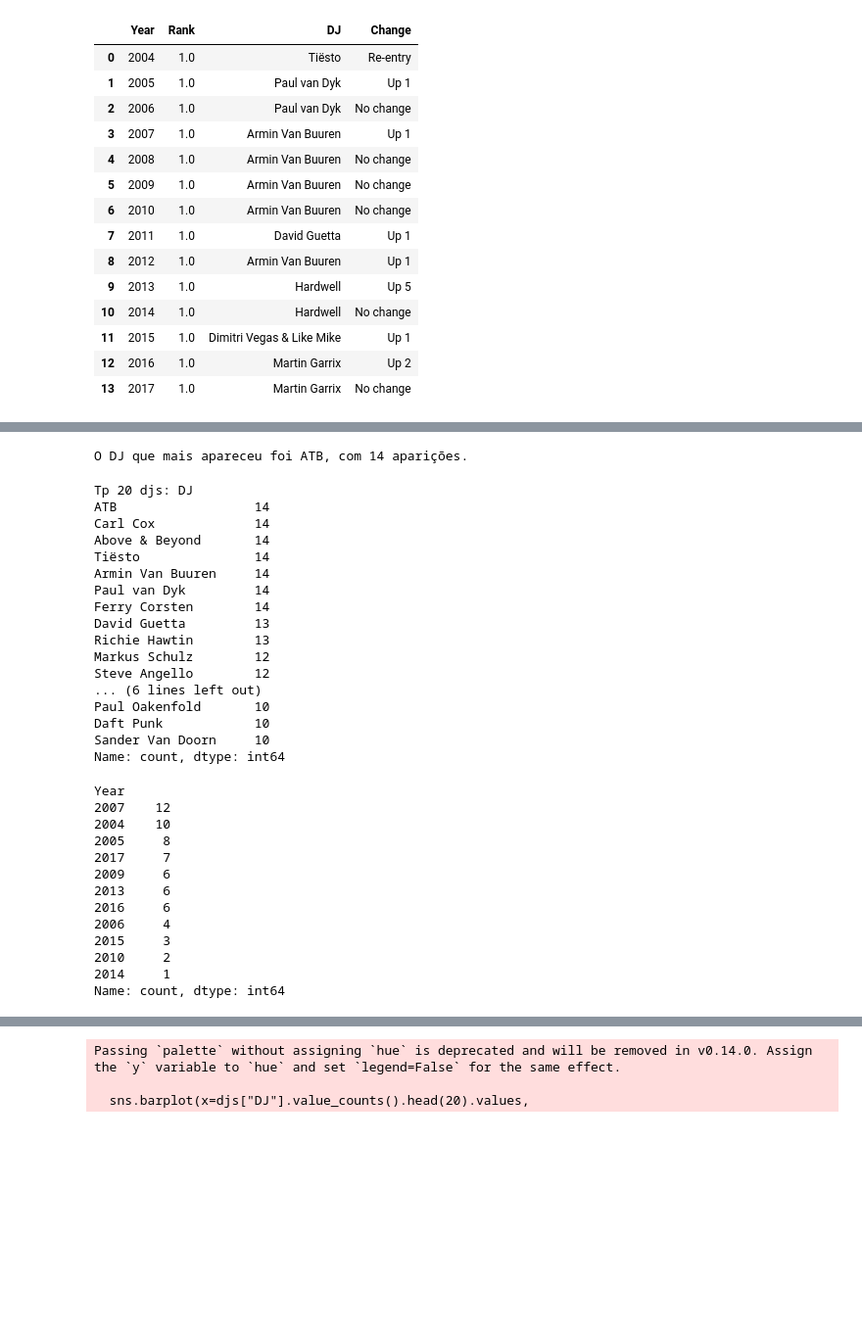
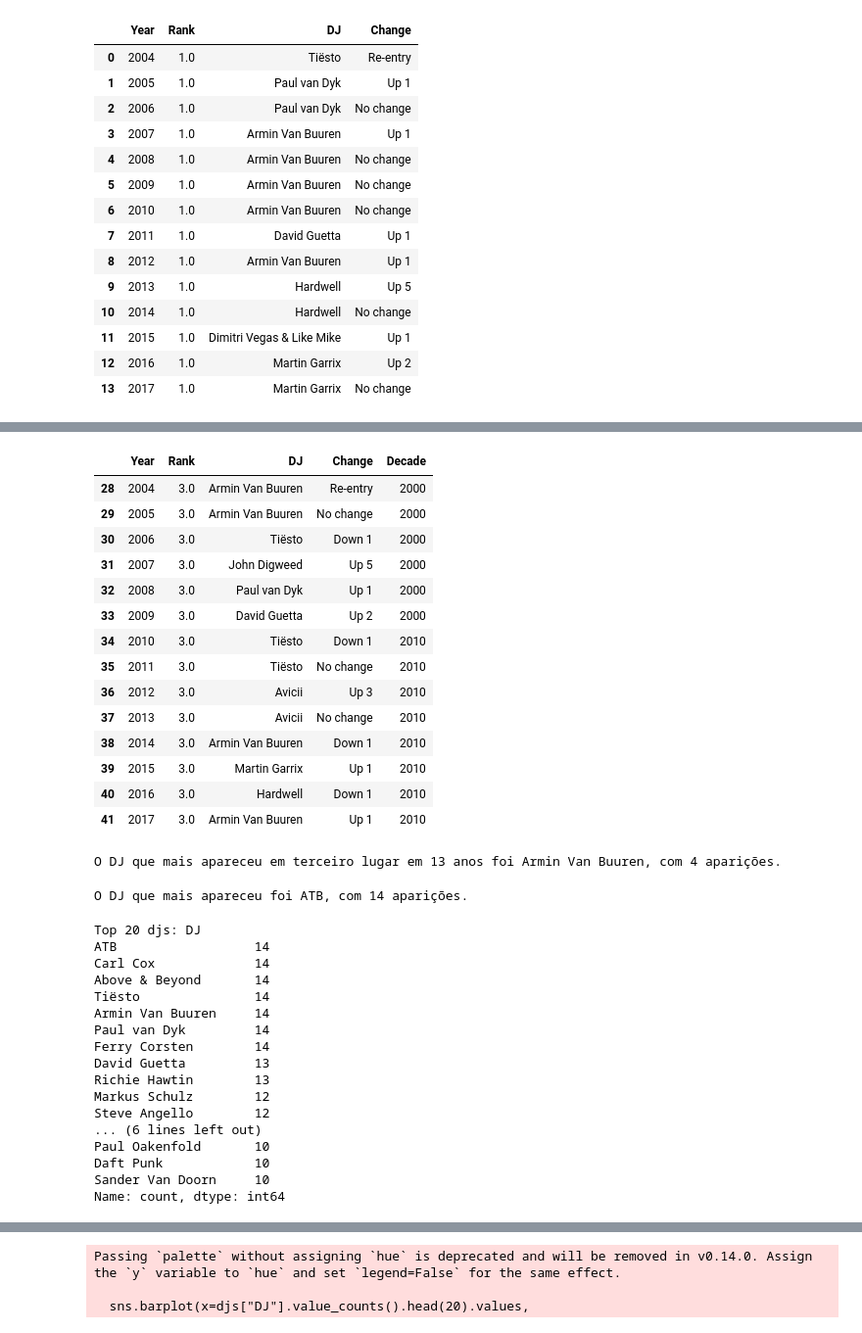
Before and after one commit to DeniseGGarcia/Projetos, a Jupyter notebook: Ranking_de_Djs_.ipynb, the cells around one changed output, grey strips where cells are left out. Shown at 98% size. Drawn from its saved outputs; the diff is of its cells as text; code cells hidden in the pictures; blank space fills up the shorter version.

```diff
--- a/Ranking_de_Djs_.ipynb
+++ b/Ranking_de_Djs_.ipynb
@@ -143 +177,32 @@ O DJ que mais apareceu em primeiro lugar em 13 anos foi Armin Van Buuren, com 5
+# %%
+##Verificando o dj que mais apareceu em terceiro lugar
+
+terceiros = djs[djs['Rank'] == 3]
+
+terceiros
+# %% [output]
+|  | Year | Rank | DJ | Change | Decade |
+| 28 | 2004 | 3.0 | Armin Van Buuren | Re-entry | 2000 |
+| 29 | 2005 | 3.0 | Armin Van Buuren | No change | 2000 |
+| 30 | 2006 | 3.0 | Tiësto | Down 1 | 2000 |
+| 31 | 2007 | 3.0 | John Digweed | Up 5 | 2000 |
+| 32 | 2008 | 3.0 | Paul van Dyk | Up 1 | 2000 |
+| 33 | 2009 | 3.0 | David Guetta | Up 2 | 2000 |
+| 34 | 2010 | 3.0 | Tiësto | Down 1 | 2010 |
+| 35 | 2011 | 3.0 | Tiësto | No change | 2010 |
+| 36 | 2012 | 3.0 | Avicii | Up 3 | 2010 |
+| 37 | 2013 | 3.0 | Avicii | No change | 2010 |
+| 38 | 2014 | 3.0 | Armin Van Buuren | Down 1 | 2010 |
+| 39 | 2015 | 3.0 | Martin Garrix | Up 1 | 2010 |
+| 40 | 2016 | 3.0 | Hardwell | Down 1 | 2010 |
+| 41 | 2017 | 3.0 | Armin Van Buuren | Up 1 | 2010 |
+# %%
+##Verificando o dj que mais apareceu em terceiro lugar
+
+dj_mais_frequente = terceiros["DJ"].value_counts().idxmax()  # Retorna o DJ que mais apareceu
+quantidade = terceiros["DJ"].value_counts().max()  # Retorna a quantidade de vezes que ele apareceu
+
+print(f"O DJ que mais apareceu em terceiro lugar em 13 anos foi {dj_mais_frequente}, com {quantidade} aparições.")
+# %% [output]
+O DJ que mais apareceu em terceiro lugar em 13 anos foi Armin Van Buuren, com 4 aparições.
 # %%
@@ -148,10 +215,12 @@ print(f"O DJ que mais apareceu foi {dj_mais_frequente}, com {quantidade} apariç
 # %% [output]
 O DJ que mais apareceu foi ATB, com 14 aparições.
 # %%
+##Vinte Djs que mais apareceram na lista
+
 top_20_djs = djs["DJ"].value_counts().head(20)
-print(f'Tp 20 djs: {top_20_djs}')
+print(f'Top 20 djs: {top_20_djs}')
 # %% [output]
-Tp 20 djs: DJ
+Top 20 djs: DJ
 ATB                  14
 Carl Cox             14
 Above & Beyond       14
@@ -168,19 +237,3 @@ Paul Oakenfold       10
 Daft Punk            10
 Sander Van Doorn     10
 Name: count, dtype: int64
-# %%
-print(djs[djs["Change"] == "Re-entry"]["Year"].value_counts())
-# %% [output]
-Year
-2007    12
-2004    10
-2005     8
-2017     7
-2009     6
-2013     6
-2016     6
-2006     4
-2015     3
-2010     2
-2014     1
-Name: count, dtype: int64
```
Also changed, not shown: parts of 24 cells of this notebook.
